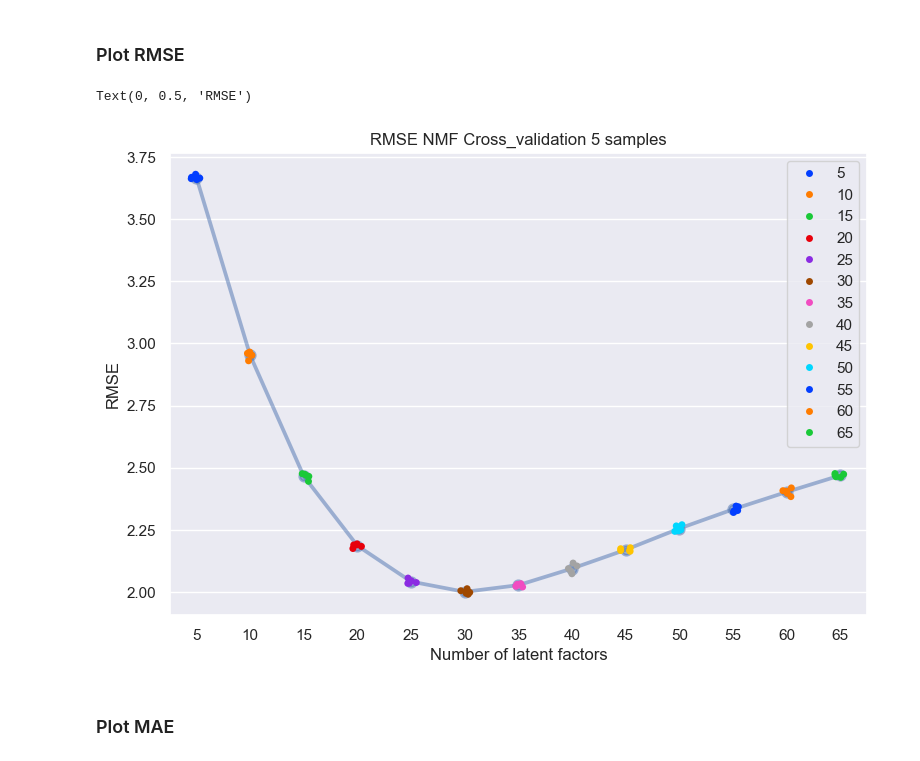
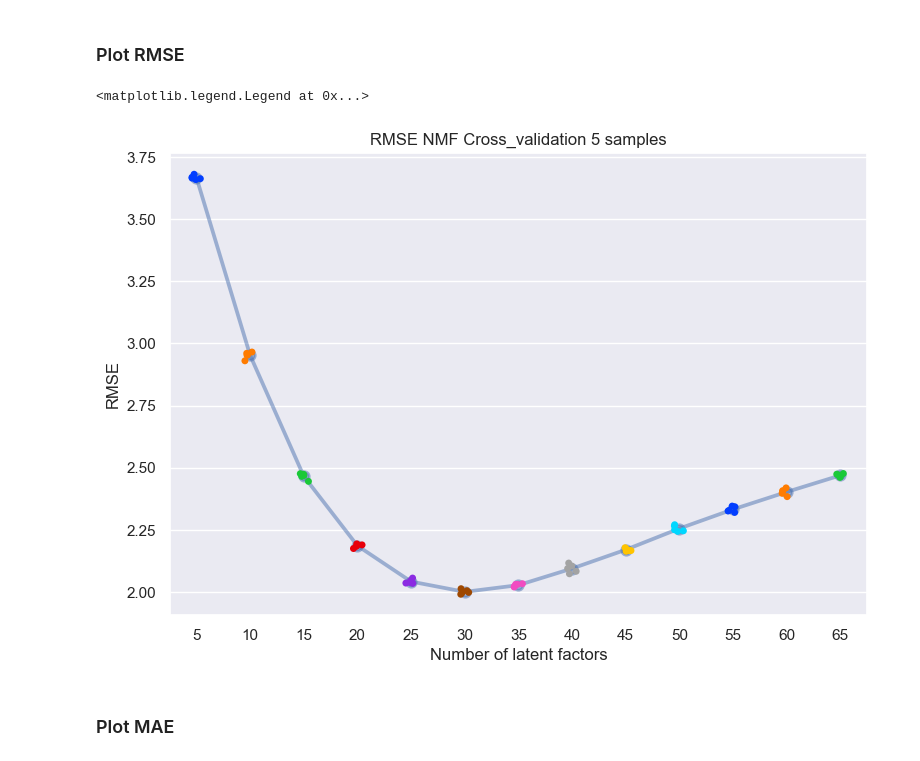
Before and after one commit to Franciline/Recommendation_system, a Jupyter notebook: nnmf_matrix.ipynb, the cells around one changed output. Drawn from its saved outputs; the diff is of its cells as text; code cells hidden in the pictures.

```diff
--- a/nnmf_matrix.ipynb
+++ b/nnmf_matrix.ipynb
@@ -102,14 +71,15 @@ df_means = df[["mean_rmse", "mean_mae", "k"]].drop_duplicates()
 # %%
 sns.set_theme(rc={'figure.figsize':(9,6)})
 #ax = sns.boxplot(data=df, x="k", y="test_rmse", width=.5, whis=(0, 100))
 ax = sns.stripplot(data=df, x="k", y="test_rmse", hue="k", palette="bright")
 sns.pointplot(data=df, x="k", y="mean_rmse", alpha=0.5)
 ax.set_title(f"RMSE NMF Cross_validation {SPLITS} samples")
 ax.set_xlabel("Number of latent factors")
 ax.set_ylabel("RMSE")
+plt.legend([],[], frameon=False)
 # %% [output]
-Text(0, 0.5, 'RMSE')
+<matplotlib.legend.Legend at 0x...>
-[figure, old version]
+[figure, new version]
 # %% [markdown]
 ### Plot MAE
 # %%
```
Also changed, not shown: parts of 7 cells of this notebook, 1 other file.
